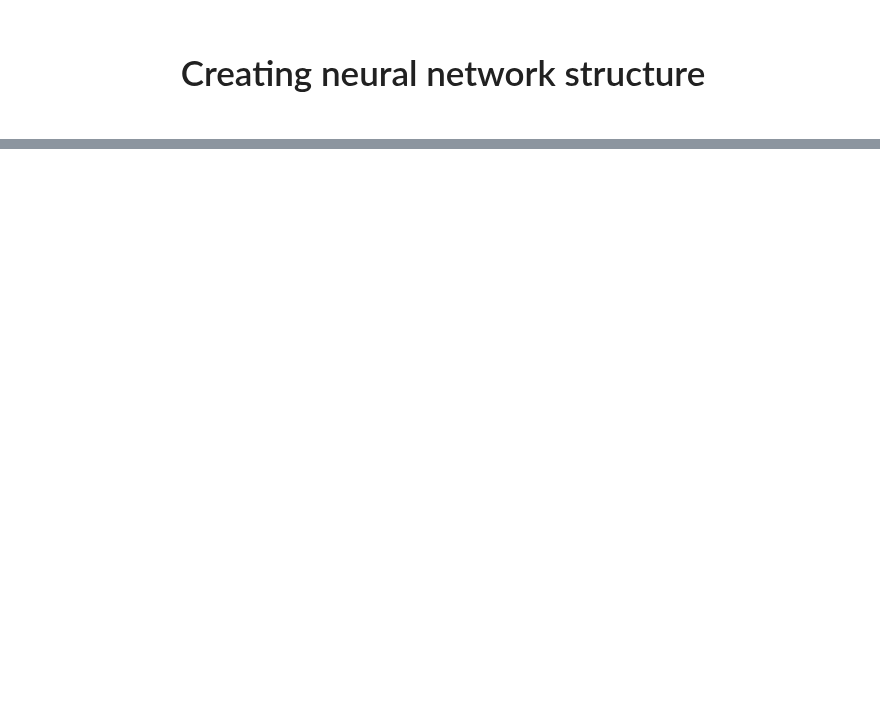
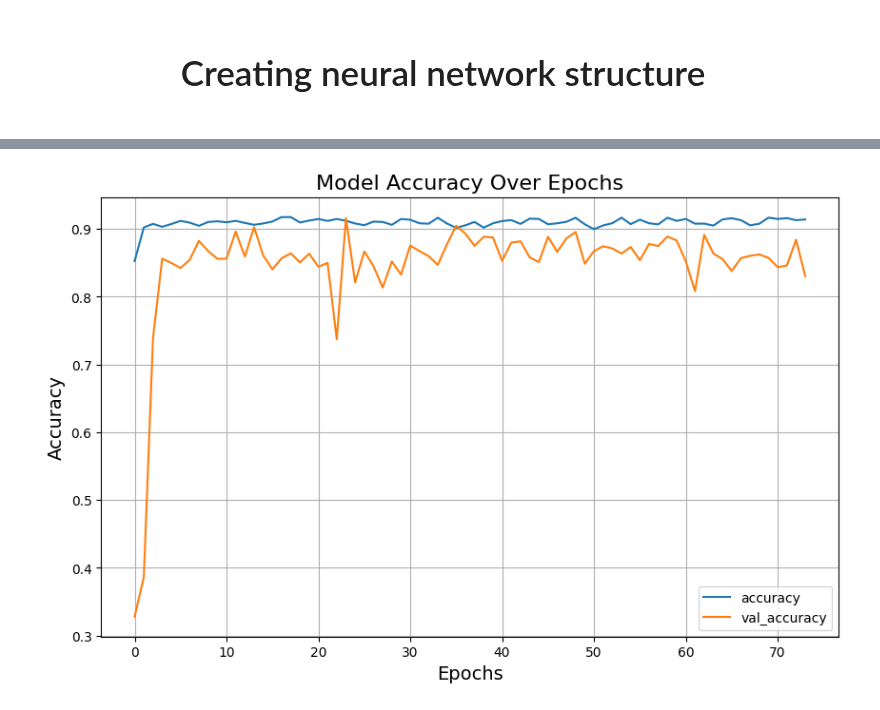
Before and after one commit to Mortti11/Deep_Learning, a Jupyter notebook: classification/classification_ann.ipynb, the cells around one changed output, grey strips where cells are left out. Drawn from its saved outputs; the diff is of its cells as text; code cells hidden in the pictures; blank space fills up the shorter version.

```diff
--- a/classification/classification_ann.ipynb
+++ b/classification/classification_ann.ipynb
@@ -609,3 +669,20 @@ loss_df[['accuracy', 'val_accuracy']].plot()
+# %%
+# Create a larger figure
+plt.figure(figsize=(10, 6))
+
+# Plot the accuracy and validation accuracy
+loss_df[['accuracy', 'val_accuracy']].plot(ax=plt.gca())
+
+
+plt.title('Model Accuracy Over Epochs', fontsize=16)
+plt.xlabel('Epochs', fontsize=14)
+plt.ylabel('Accuracy', fontsize=14)
+
+plt.grid(True)
+
+plt.show()
+# %% [output]
+[figure, added]
 # %%
 # compare the final model loss/accuracy/evaluation values
 # the values should again match mostly
```
Also changed, not shown: parts of 48 cells of this notebook, 26 other files.
